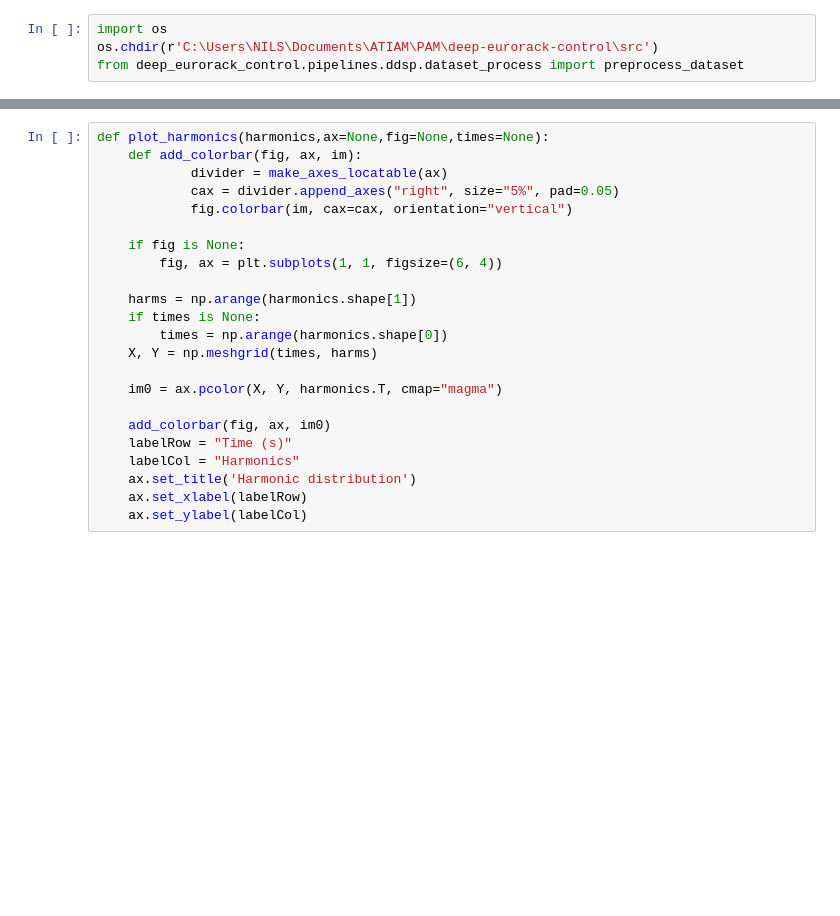
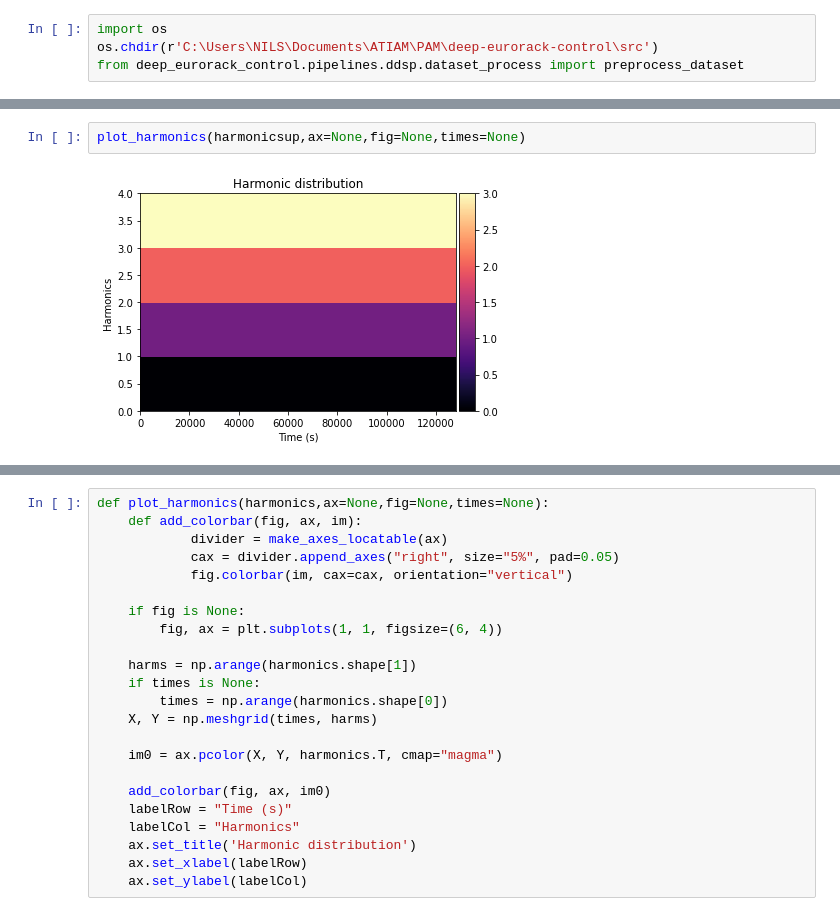
Before and after one commit to nabsara/deep-eurorack-control, a Jupyter notebook: notebooks/Untitled.ipynb, the cells around one changed output, grey strips where cells are left out. Saved outputs shown, nothing was run; the diff lists cells and outputs as text; blank space fills up the shorter version.

```diff
--- a/notebooks/Untitled.ipynb
+++ b/notebooks/Untitled.ipynb
@@ -42,3 +76,7 @@ signal_out = generate_signal(pitch,harmonics,filters,frame_size,sr)
+# %%
+plot_harmonics(harmonicsup,ax=None,fig=None,times=None)
+# %% [output]
+[figure, added]
 # %%
 import matplotlib.pyplot as plt
 from mpl_toolkits.axes_grid1 import make_axes_locatable
```
Also changed, not shown: parts of 14 cells of this notebook, 4 other files.
